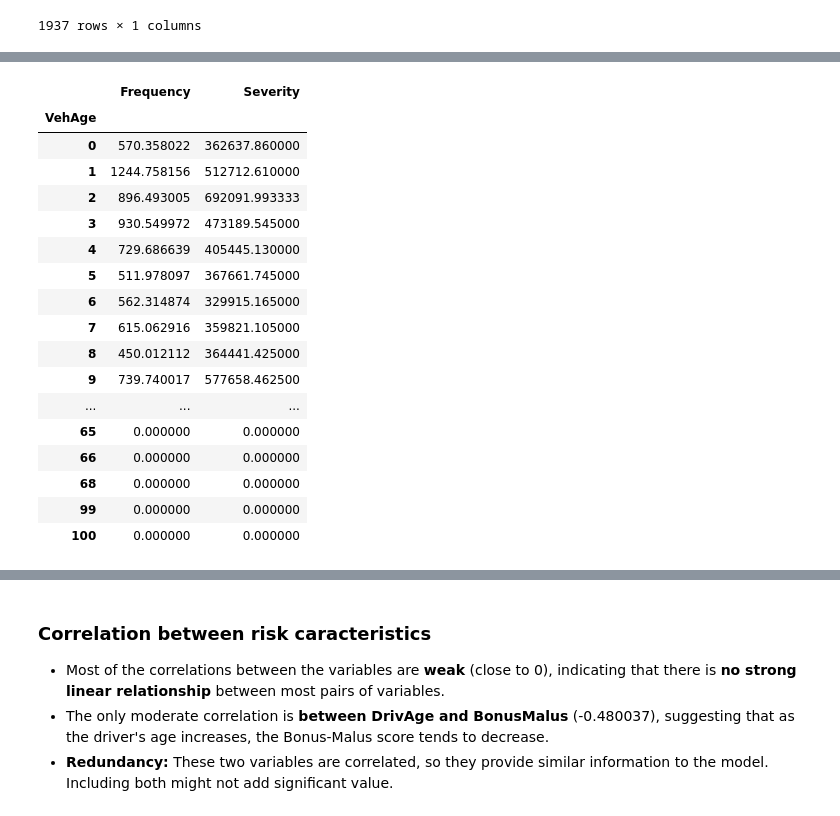
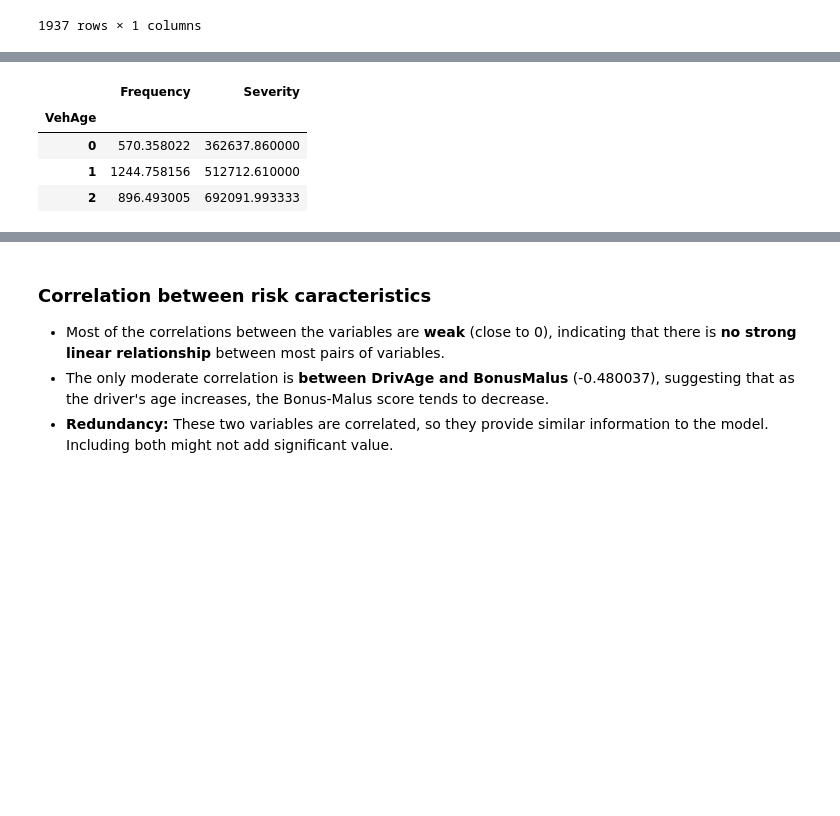
Before and after one commit to ThomasDeConinck/Assurance-Code-Python, a Jupyter notebook: assurances Code Python Case.ipynb, the cells around one changed output, grey strips where cells are left out. Drawn from its saved outputs; the diff is of its cells as text; code cells hidden in the pictures; blank space fills up the shorter version.

```diff
--- a/assurances Code Python Case.ipynb
+++ b/assurances Code Python Case.ipynb
@@ -234,29 +227,16 @@ pd.concat([total_claims_by_age_frequency, total_claims_by_age_severity], axis=1)
 # %%
 # Total claims by vehicle's age
 total_claims_by_vech_age_frequency = claims_data.groupby('VehAge')['Frequency'].sum()
 total_claims_by_vech_age_severity = claims_data.groupby('VehAge')['Severity'].sum()
 total_claims_by_vech_age_frequency = pd.DataFrame(total_claims_by_vech_age_frequency)
 total_claims_by_vech_age_severity = pd.DataFrame(total_claims_by_vech_age_severity)
-pd.concat([total_claims_by_vech_age_frequency, total_claims_by_vech_age_severity], axis=1)
+pd.concat([total_claims_by_vech_age_frequency, total_claims_by_vech_age_severity], axis=1).head(3)
 # %% [output]
 |  | Frequency | Severity |
 | VehAge |  |  |
 | 0 | 570.358022 | 362637.860000 |
 | 1 | 1244.758156 | 512712.610000 |
 | 2 | 896.493005 | 692091.993333 |
-| 3 | 930.549972 | 473189.545000 |
-| 4 | 729.686639 | 405445.130000 |
-| 5 | 511.978097 | 367661.745000 |
-| 6 | 562.314874 | 329915.165000 |
-| 7 | 615.062916 | 359821.105000 |
-| 8 | 450.012112 | 364441.425000 |
-| 9 | 739.740017 | 577658.462500 |
-| ... | ... | ... |
-| 65 | 0.000000 | 0.000000 |
-| 66 | 0.000000 | 0.000000 |
-| 68 | 0.000000 | 0.000000 |
-| 99 | 0.000000 | 0.000000 |
-| 100 | 0.000000 | 0.000000 |
 # %%
 # Total claims by Bonus/Malus
 total_claims_by_bonus_malus_frequency = claims_data.groupby('BonusMalus')['Frequency'].sum()
```
Also changed, not shown: parts of 28 cells of this notebook.
